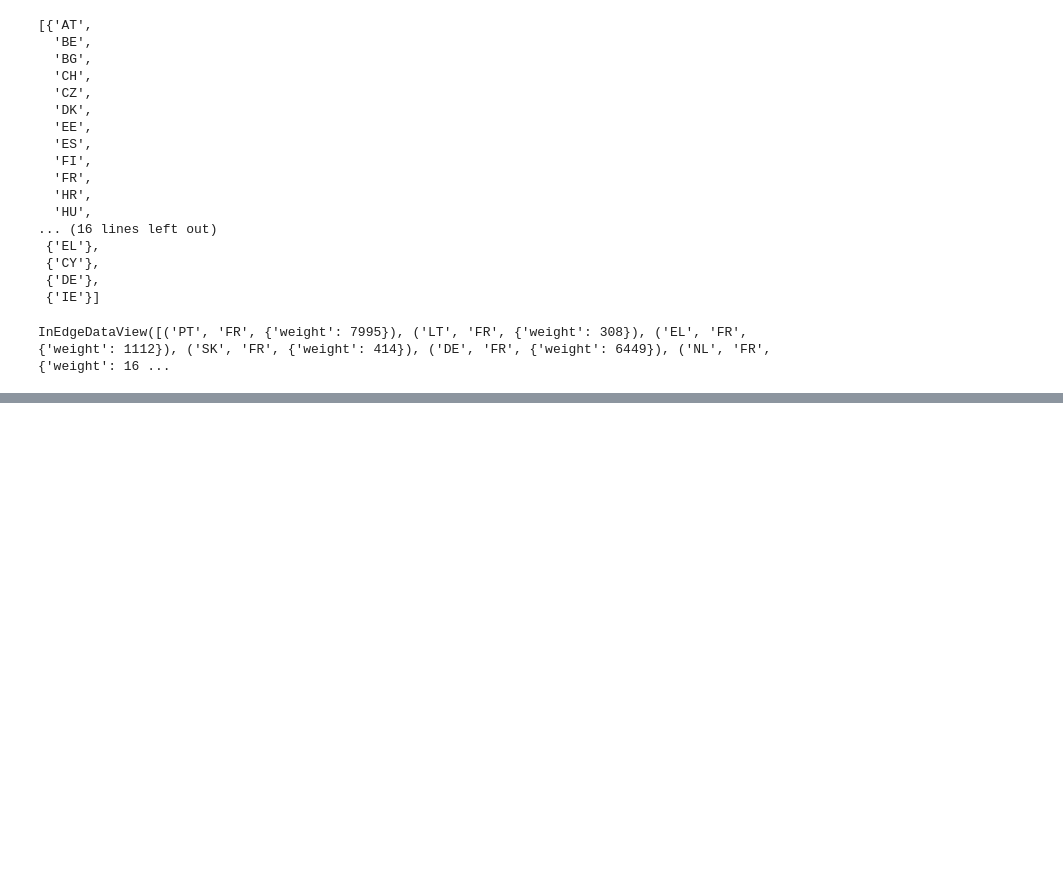
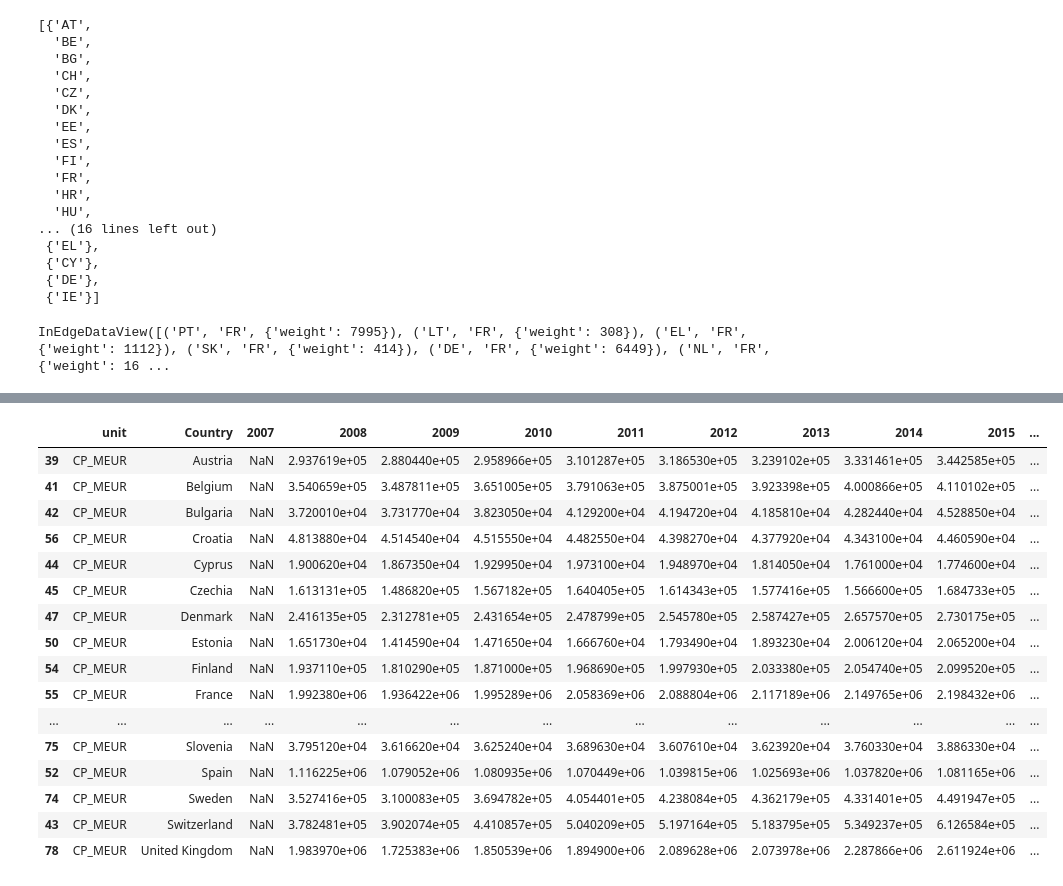
Before and after one commit to jonbleiberg88/migration_nets, a Jupyter notebook: clean_data.ipynb, the cells around one changed output, grey strips where cells are left out. Saved outputs shown, nothing was run; the diff lists cells and outputs as text; code cells hidden in the pictures; blank space fills up the shorter version.

```diff
--- a/clean_data.ipynb
+++ b/clean_data.ipynb
@@ -131,0 +538,4 @@ df[df.c_dest =='DE']
+# %%
+gdp_df.Country = gdp_df.Country.apply(lambda x: abbrev_to_full[x])
+# %%
+gdp_df.replace(": ",np.nan, inplace=True)
@@ -131,0 +562,3 @@ df[df.c_dest =='DE']
+# %%
+for col in range(2, len(gdp_df.columns[2:])):
+    gdp_df.iloc[:,col] = gdp_df.iloc[:,col].astype(np.object_).str.replace("[a-z]","").astype(np.float32)
@@ -131,0 +567,22 @@ df[df.c_dest =='DE']
+# %%
+mil_eur = gdp_df[gdp_df.unit == 'CP_MEUR'].sort_values('Country')
+# %%
+mil_eur
+# %% [output]
+|  | unit | Country | 2007 | 2008 | 2009 | 2010 | 2011 | 2012 | 2013 | 2014 | 2015 | ... |
+| 39 | CP_MEUR | Austria | NaN | 2.937619e+05 | 2.880440e+05 | 2.958966e+05 | 3.101287e+05 | 3.186530e+05 | 3.239102e+05 | 3.331461e+05 | 3.442585e+05 | ... |
+| 41 | CP_MEUR | Belgium | NaN | 3.540659e+05 | 3.487811e+05 | 3.651005e+05 | 3.791063e+05 | 3.875001e+05 | 3.923398e+05 | 4.000866e+05 | 4.110102e+05 | ... |
+| 42 | CP_MEUR | Bulgaria | NaN | 3.720010e+04 | 3.731770e+04 | 3.823050e+04 | 4.129200e+04 | 4.194720e+04 | 4.185810e+04 | 4.282440e+04 | 4.528850e+04 | ... |
+| 56 | CP_MEUR | Croatia | NaN | 4.813880e+04 | 4.514540e+04 | 4.515550e+04 | 4.482550e+04 | 4.398270e+04 | 4.377920e+04 | 4.343100e+04 | 4.460590e+04 | ... |
+| 44 | CP_MEUR | Cyprus | NaN | 1.900620e+04 | 1.867350e+04 | 1.929950e+04 | 1.973100e+04 | 1.948970e+04 | 1.814050e+04 | 1.761000e+04 | 1.774600e+04 | ... |
+| 45 | CP_MEUR | Czechia | NaN | 1.613131e+05 | 1.486820e+05 | 1.567182e+05 | 1.640405e+05 | 1.614343e+05 | 1.577416e+05 | 1.566600e+05 | 1.684733e+05 | ... |
+| 47 | CP_MEUR | Denmark | NaN | 2.416135e+05 | 2.312781e+05 | 2.431654e+05 | 2.478799e+05 | 2.545780e+05 | 2.587427e+05 | 2.657570e+05 | 2.730175e+05 | ... |
+| 50 | CP_MEUR | Estonia | NaN | 1.651730e+04 | 1.414590e+04 | 1.471650e+04 | 1.666760e+04 | 1.793490e+04 | 1.893230e+04 | 2.006120e+04 | 2.065200e+04 | ... |
+| 54 | CP_MEUR | Finland | NaN | 1.937110e+05 | 1.810290e+05 | 1.871000e+05 | 1.968690e+05 | 1.997930e+05 | 2.033380e+05 | 2.054740e+05 | 2.099520e+05 | ... |
+| 55 | CP_MEUR | France | NaN | 1.992380e+06 | 1.936422e+06 | 1.995289e+06 | 2.058369e+06 | 2.088804e+06 | 2.117189e+06 | 2.149765e+06 | 2.198432e+06 | ... |
+| ... | ... | ... | ... | ... | ... | ... | ... | ... | ... | ... | ... | ... |
+| 75 | CP_MEUR | Slovenia | NaN | 3.795120e+04 | 3.616620e+04 | 3.625240e+04 | 3.689630e+04 | 3.607610e+04 | 3.623920e+04 | 3.760330e+04 | 3.886330e+04 | ... |
+| 52 | CP_MEUR | Spain | NaN | 1.116225e+06 | 1.079052e+06 | 1.080935e+06 | 1.070449e+06 | 1.039815e+06 | 1.025693e+06 | 1.037820e+06 | 1.081165e+06 | ... |
+| 74 | CP_MEUR | Sweden | NaN | 3.527416e+05 | 3.100083e+05 | 3.694782e+05 | 4.054401e+05 | 4.238084e+05 | 4.362179e+05 | 4.331401e+05 | 4.491947e+05 | ... |
+| 43 | CP_MEUR | Switzerland | NaN | 3.782481e+05 | 3.902074e+05 | 4.410857e+05 | 5.040209e+05 | 5.197164e+05 | 5.183795e+05 | 5.349237e+05 | 6.126584e+05 | ... |
+| 78 | CP_MEUR | United Kingdom | NaN | 1.983970e+06 | 1.725383e+06 | 1.850539e+06 | 1.894900e+06 | 2.089628e+06 | 2.073978e+06 | 2.287866e+06 | 2.611924e+06 | ... |
```
Also changed, not shown: parts of 69 cells of this notebook, 46 other files.
